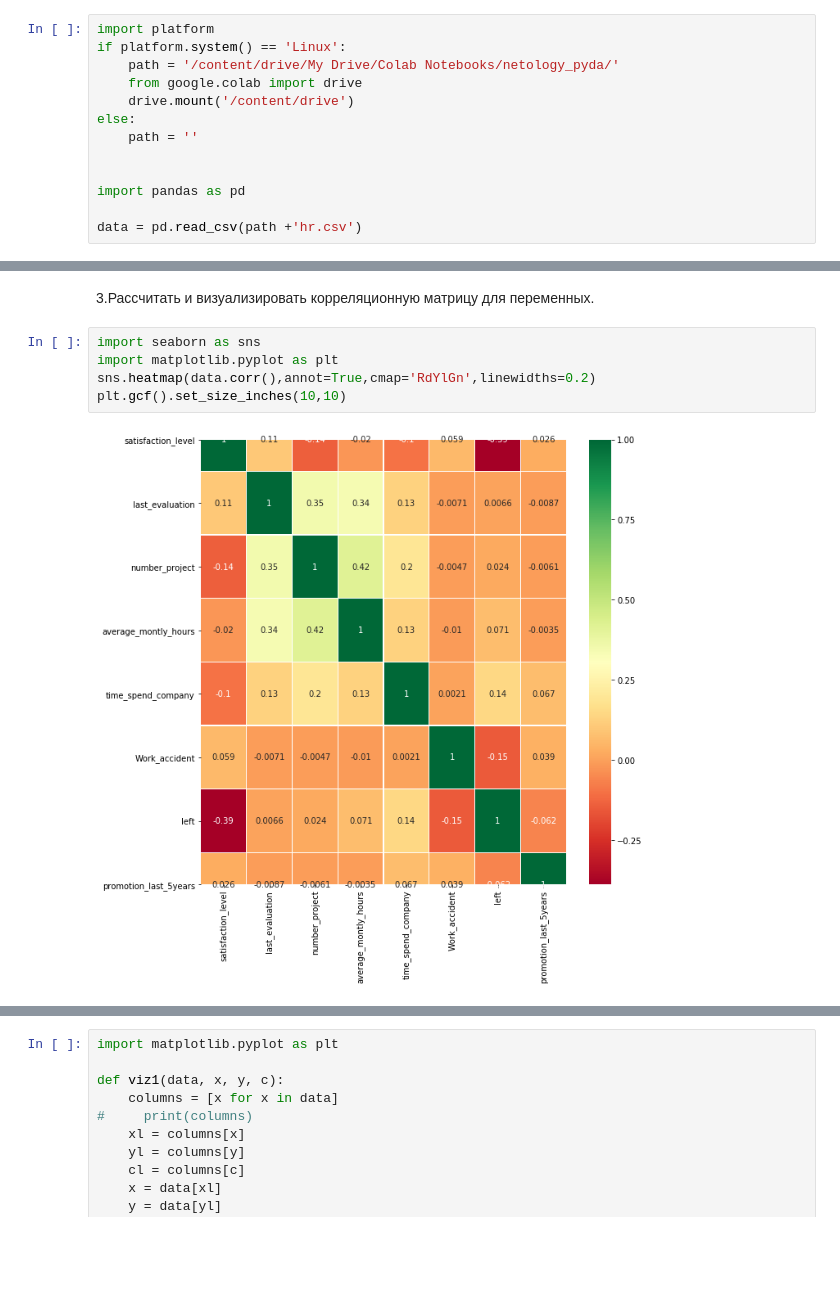
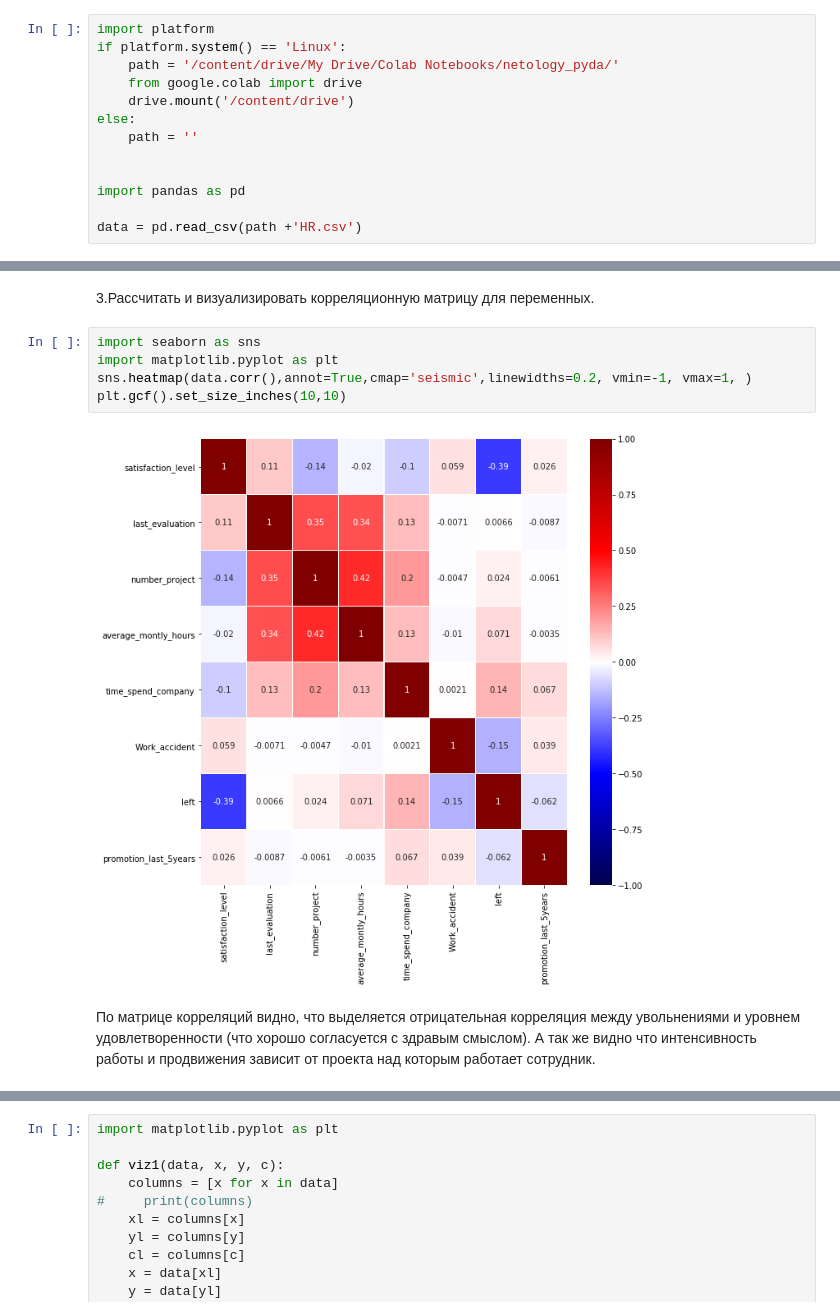
Before and after one commit to AlexeyUdod/netology_pyda, a Jupyter notebook: pyda_fin.ipynb, the cells around one changed output, grey strips where cells are left out. Saved outputs shown, nothing was run; the diff lists cells and outputs as text; blank space fills up the shorter version.

```diff
--- a/pyda_fin.ipynb
+++ b/pyda_fin.ipynb
@@ -14,4 +14,4 @@ else:
 
 import pandas as pd
 
-data = pd.read_csv(path +'hr.csv')
+data = pd.read_csv(path +'HR.csv')
@@ -77,9 +79,11 @@ last_evaluation
 # %%
 import seaborn as sns
 import matplotlib.pyplot as plt
-sns.heatmap(data.corr(),annot=True,cmap='RdYlGn',linewidths=0.2)
+sns.heatmap(data.corr(),annot=True,cmap='seismic',linewidths=0.2, vmin=-1, vmax=1, )
 plt.gcf().set_size_inches(10,10)
 # %% [output]
-[figure, old version]
+[figure, new version]
+# %% [markdown]
+По матрице корреляций видно, что выделяется отрицательная корреляция между увольнениями и уровнем удовлетворенности (что хорошо согласуется с здравым смыслом). А так же видно  что интенсивность работы и продвижения зависит от проекта над которым работает сотрудник.
 # %%
 4.Визуализировать несколько взаимосвязей между переменными.
```
Also changed, not shown: parts of 14 cells of this notebook.
